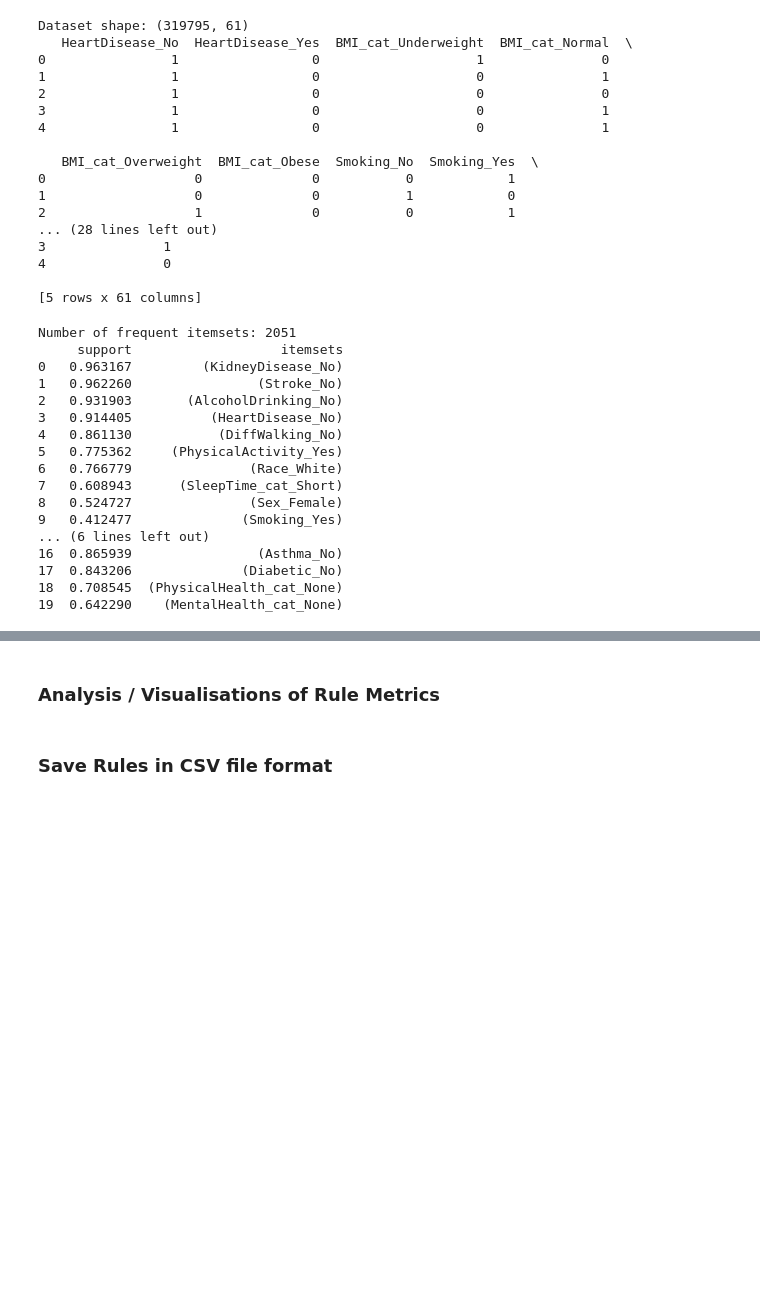
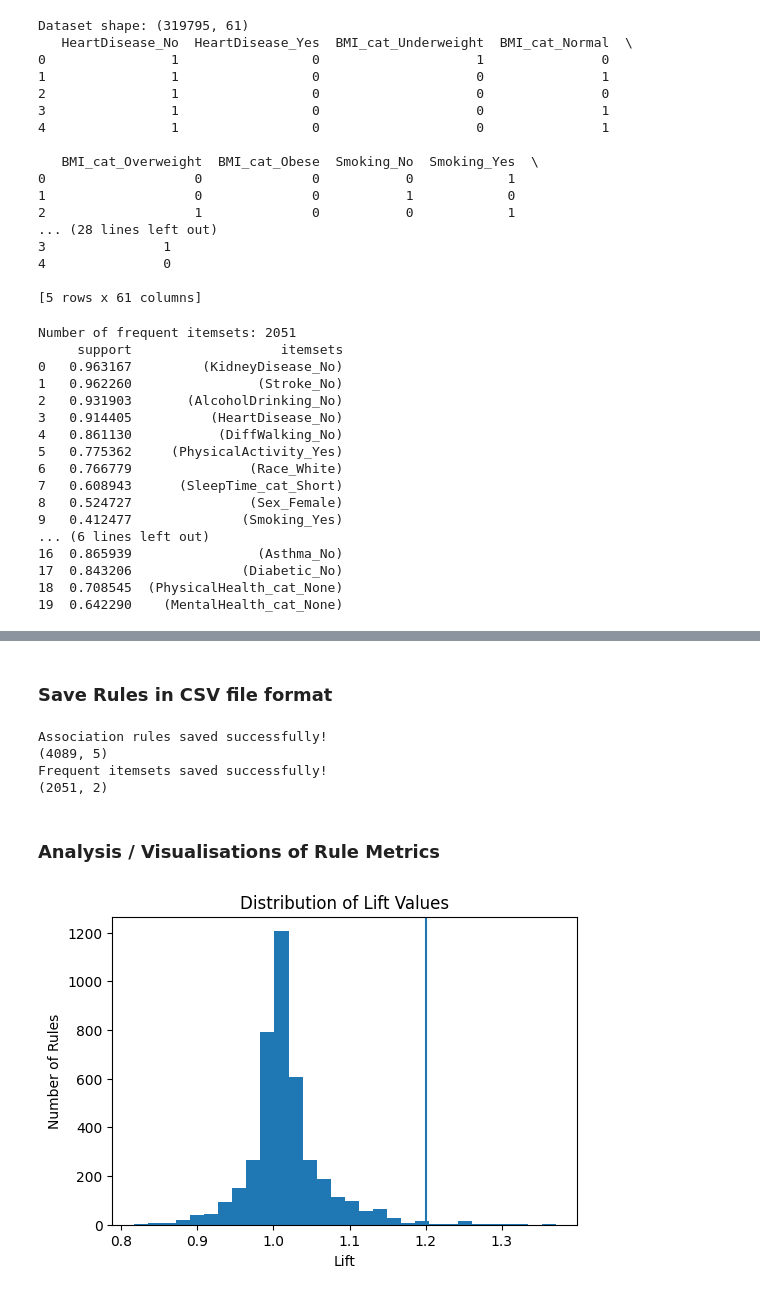
Before and after one commit to kay-16/CSC172-AssociationMining-Reambonanza, a Jupyter notebook: heart_disease_associationmining/notebook/mining.ipynb, the cells around one changed output, grey strips where cells are left out. Saved outputs shown, nothing was run; the diff lists cells and outputs as text; code cells hidden in the pictures; blank space fills up the shorter version.

Commit message:
Generating frequent itemsets; Generating association rules; Added visualisation of rule metrics; Initial comparison table

```diff
--- a/heart_disease_associationmining/notebook/mining.ipynb
+++ b/heart_disease_associationmining/notebook/mining.ipynb
@@ -161,4 +185,51 @@ race_risk_rules.head(10)
-# %% [markdown]
-### Analysis / Visualisations of Rule Metrics
 # %% [markdown]
 ### Save Rules in CSV file format
+# %%
+# Keep only useful columns
+
+rules_clean = rules[
+    ['antecedents', 'consequents', 'support', 'confidence', 'lift']
+].sort_values(by='lift', ascending=False)
+
+rules_clean.head()
+
+# Convert frozensets to strings
+rules_clean['antecedents'] = rules_clean['antecedents'].apply(
+    lambda x: ', '.join(list(x))
+)
+rules_clean['consequents'] = rules_clean['consequents'].apply(
+    lambda x: ', '.join(list(x))
+)
+
+# Save association rules to CSV
+rules_clean.to_csv(r'C:\Users\Admin\Documents\dataset_association_mining\results.csv', index=False)
+
+print("Association rules saved successfully!")
+print(rules_clean.shape)
+
+# Save frequent itemsets to CSV
+freq_itemsets.to_csv(r'C:\Users\Admin\Documents\dataset_association_mining\freq_itemsets.csv', index=False)
+
+print("Frequent itemsets saved successfully!")
+print(freq_itemsets.shape)
+# %% [output]
+Association rules saved successfully!
+(4089, 5)
+Frequent itemsets saved successfully!
+(2051, 2)
+# %% [markdown]
+### Analysis / Visualisations of Rule Metrics
+# %%
+# Lift Distribution Plot
+
+import matplotlib.pyplot as plt
+
+plt.figure(figsize=(6,4))
+plt.hist(rules["lift"], bins=30)
+plt.axvline(1.2)
+plt.title("Distribution of Lift Values")
+plt.xlabel("Lift")
+plt.ylabel("Number of Rules")
+plt.show()
+# %% [output]
+[figure, added]
```
Also changed, not shown: parts of 9 cells of this notebook.
